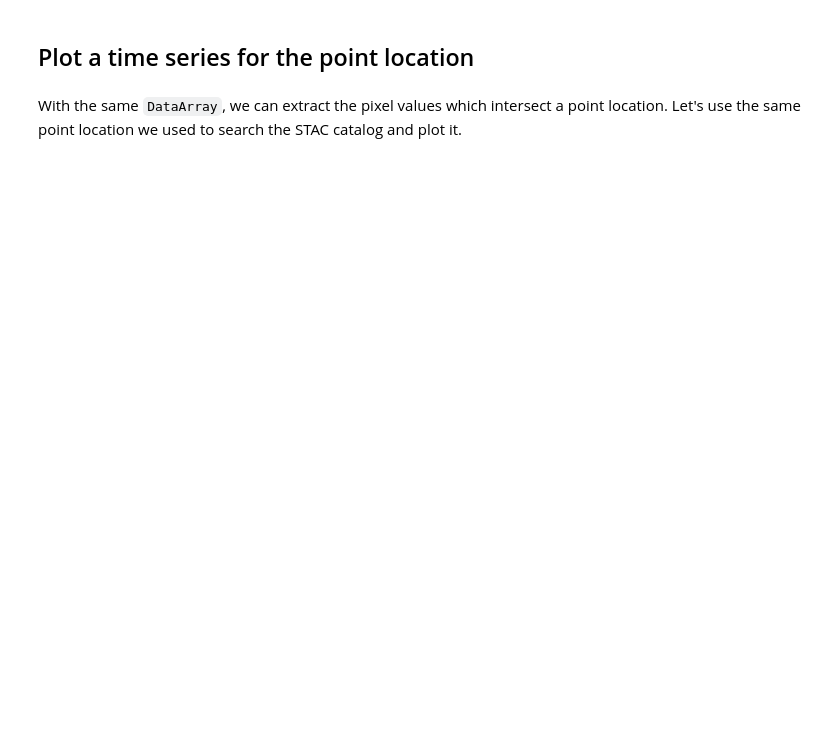
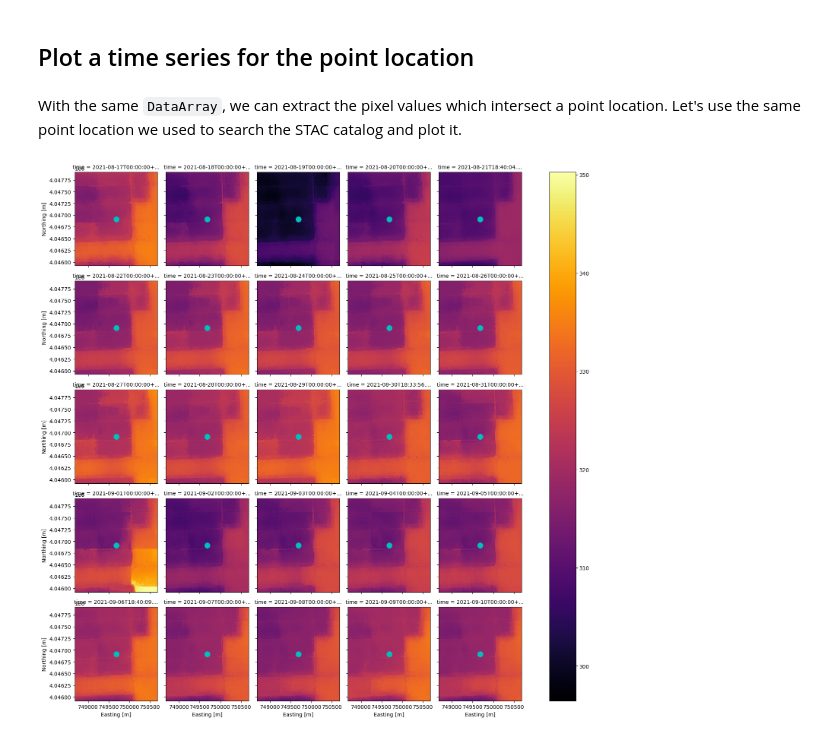
Before and after one commit to Hydrosat/fusion-hub-examples, a Jupyter notebook: fusion-hub-combined-qa.ipynb, the cells around one changed output. Drawn from its saved outputs; the diff is of its cells as text; code cells hidden in the pictures; blank space fills up the shorter version.

```diff
--- a/fusion-hub-combined-qa.ipynb
+++ b/fusion-hub-combined-qa.ipynb
@@ -388,3 +388,14 @@ unpack_qa_value(8.)
 ## Plot a time series for the point location
 # %% [markdown]
 With the same `DataArray`, we can extract the pixel values which intersect a point location. Let's use the same point location we used to search the STAC catalog and plot it.
+# %%
+centroid = poly_df.geometry[0].centroid
+set_x, set_y, pixtype = (centroid.x, centroid.y, 'Center Pixel') # change 'Center Pixel' for plot title
+
+ax = hdst_ds_clip.plot(x='x', y='y', col='time', col_wrap=5, cmap='inferno')
+ax.set_xlabels('Easting [m]')
+ax.set_ylabels('Northing [m]')
+ax.map(lambda: plt.plot(set_x, set_y, markersize=20, marker=".", color="c"))
+plt.show()
+# %% [output]
+[figure, added]
```
Also changed, not shown: parts of 44 cells of this notebook.
